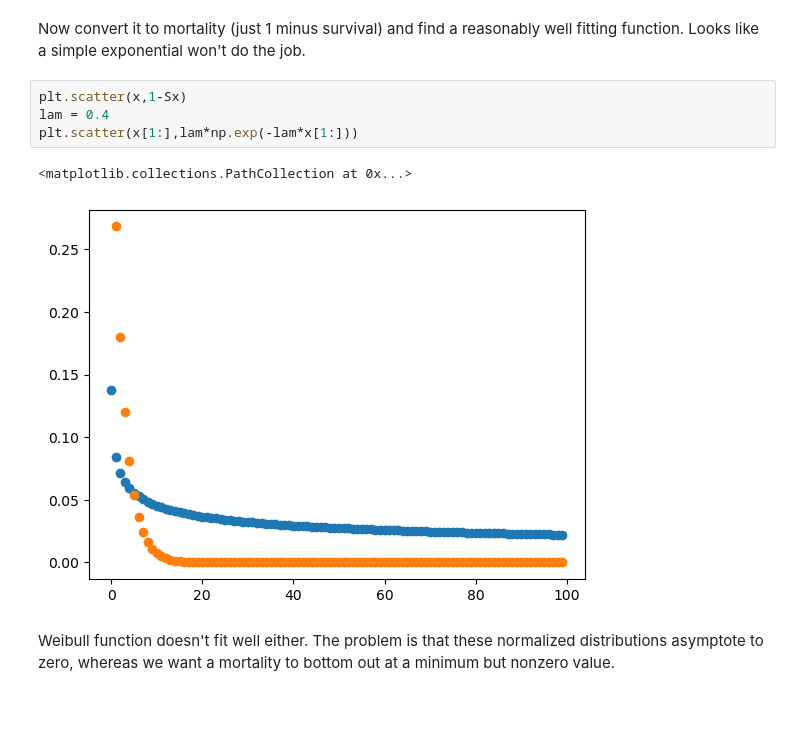
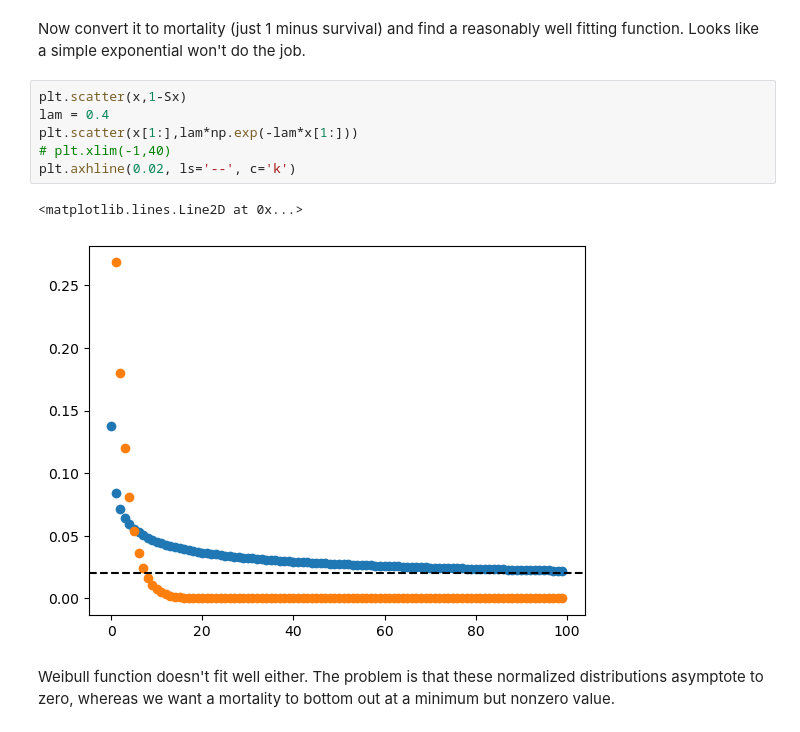
Before and after one commit to patricklawton/TecateCypress, a Jupyter notebook: journal.ipynb, the cells around one changed output. Saved outputs shown, nothing was run; the diff lists cells and outputs as text.

```diff
--- a/journal.ipynb
+++ b/journal.ipynb
@@ -84,10 +84,12 @@ Now convert it to mortality (just 1 minus survival) and find a reasonably well f
 # %%
 plt.scatter(x,1-Sx)
 lam = 0.4
 plt.scatter(x[1:],lam*np.exp(-lam*x[1:]))
+# plt.xlim(-1,40)
+plt.axhline(0.02, ls='--', c='k')
 # %% [output]
-<matplotlib.collections.PathCollection at 0x...>
+<matplotlib.lines.Line2D at 0x...>
-[figure, old version]
+[figure, new version]
 # %% [markdown]
 Weibull function doesn't fit well either. The problem is that these normalized distributions asymptote to zero, whereas we want a mortality to bottom out at a minimum but nonzero value.
 # %%
```
Also changed, not shown: 6 other files.
